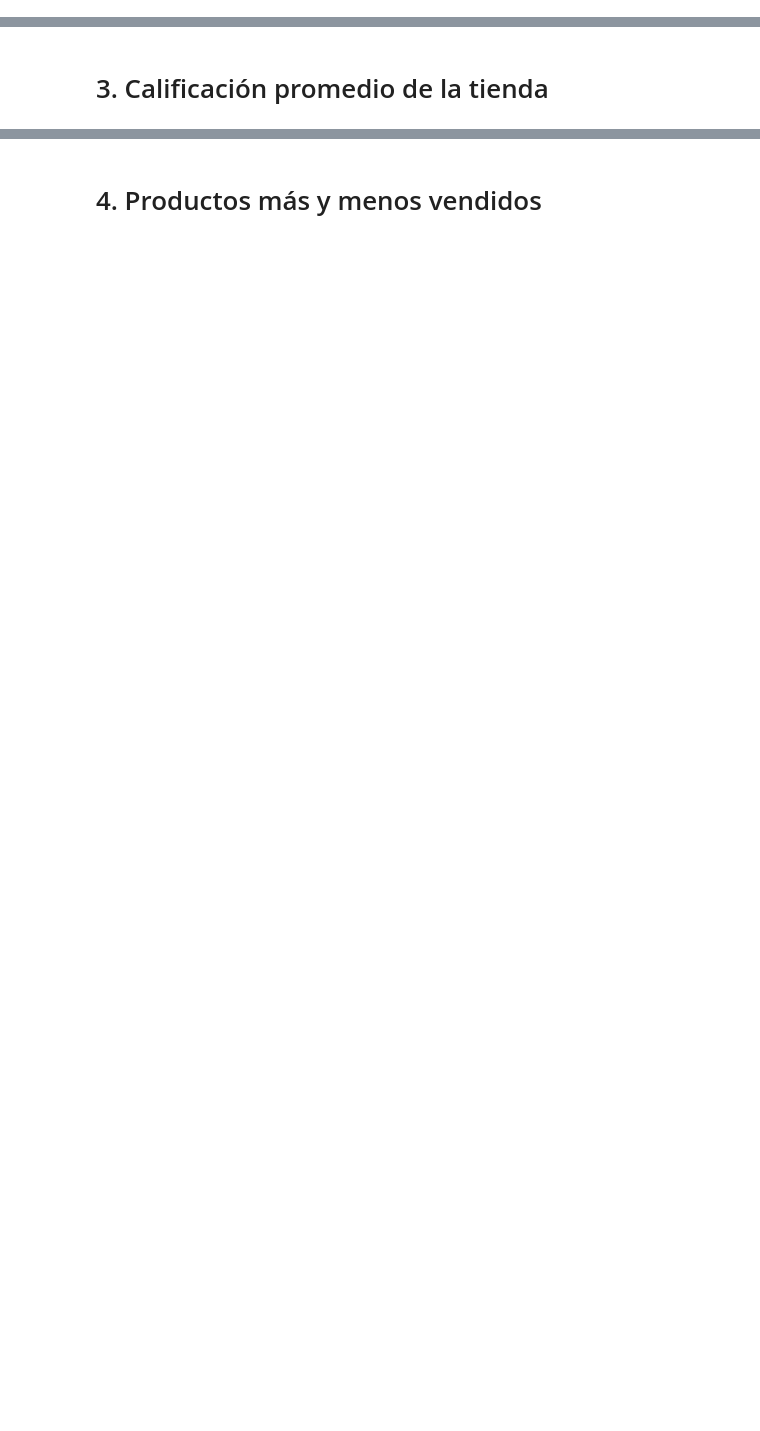
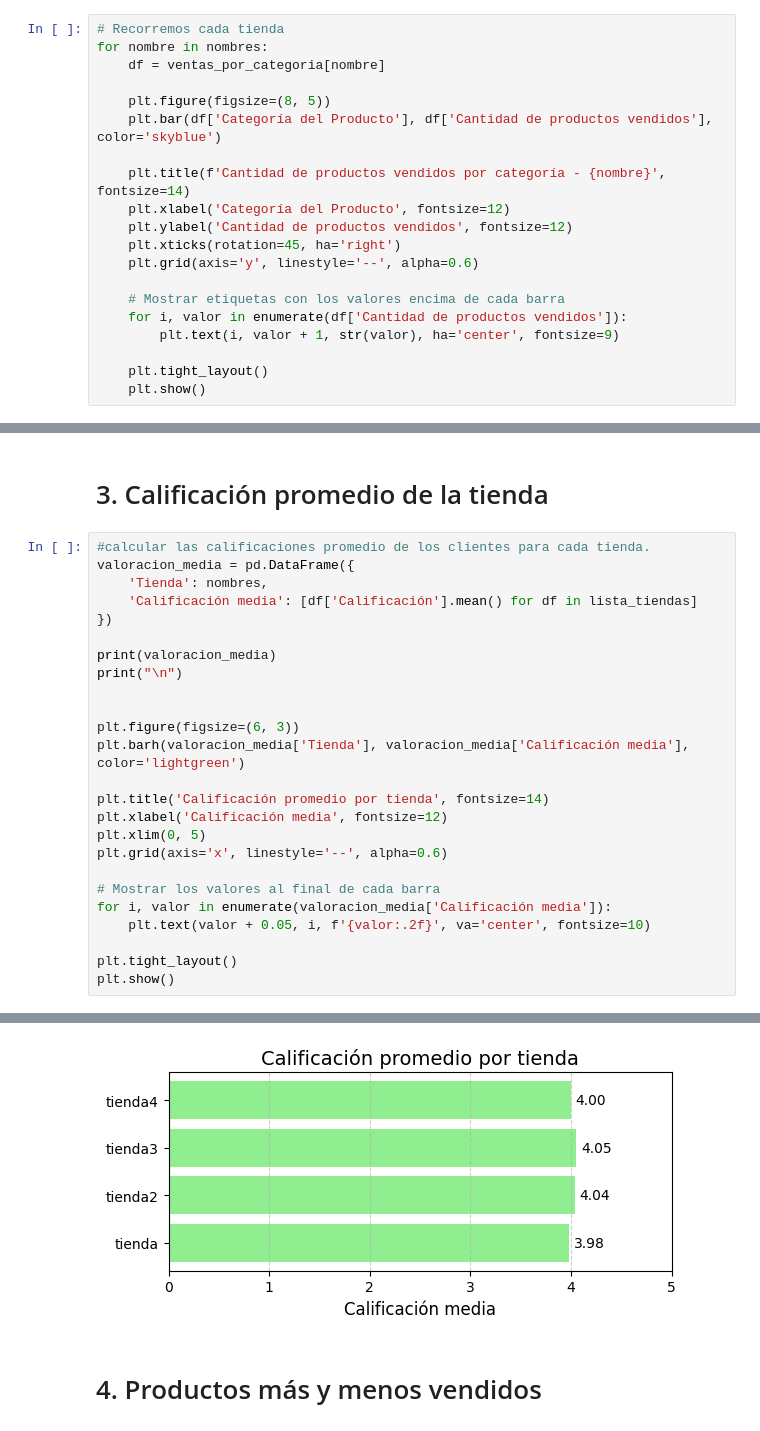
Before and after one commit to Alvaro217-h/challege1_alura, a Jupyter notebook: AluraStoreLatam.ipynb, the cells around one changed output, grey strips where cells are left out. Drawn from its saved outputs; the diff is of its cells as text; blank space fills up the shorter version.

```diff
--- a/AluraStoreLatam.ipynb
+++ b/AluraStoreLatam.ipynb
@@ -43,0 +106,20 @@ dtype: int64
+# %%
+# Recorremos cada tienda
+for nombre in nombres:
+    df = ventas_por_categoria[nombre]
+
+    plt.figure(figsize=(8, 5))
+    plt.bar(df['Categoría del Producto'], df['Cantidad de productos vendidos'], color='skyblue')
+
+    plt.title(f'Cantidad de productos vendidos por categoría - {nombre}', fontsize=14)
+    plt.xlabel('Categoría del Producto', fontsize=12)
+    plt.ylabel('Cantidad de productos vendidos', fontsize=12)
+    plt.xticks(rotation=45, ha='right')
+    plt.grid(axis='y', linestyle='--', alpha=0.6)
+
+    # Mostrar etiquetas con los valores encima de cada barra
+    for i, valor in enumerate(df['Cantidad de productos vendidos']):
+        plt.text(i, valor + 1, str(valor), ha='center', fontsize=9)
+
+    plt.tight_layout()
+    plt.show()
@@ -44,2 +131,28 @@ dtype: int64
 # %% [markdown]
 # 3. Calificación promedio de la tienda
+# %%
+#calcular las calificaciones promedio de los clientes para cada tienda.
+valoracion_media = pd.DataFrame({
+    'Tienda': nombres,
+    'Calificación media': [df['Calificación'].mean() for df in lista_tiendas]
+})
+
+print(valoracion_media)
+print("\n")
+
+
+plt.figure(figsize=(6, 3))
+plt.barh(valoracion_media['Tienda'], valoracion_media['Calificación media'], color='lightgreen')
+
+plt.title('Calificación promedio por tienda', fontsize=14)
+plt.xlabel('Calificación media', fontsize=12)
+plt.xlim(0, 5)
+plt.grid(axis='x', linestyle='--', alpha=0.6)
+
+# Mostrar los valores al final de cada barra
+for i, valor in enumerate(valoracion_media['Calificación media']):
+    plt.text(valor + 0.05, i, f'{valor:.2f}', va='center', fontsize=10)
+
+plt.tight_layout()
+plt.show()
+# %% [output]
@@ -46,2 +164,3 @@ dtype: int64
+[figure, added]
 # %% [markdown]
 # 4. Productos más y menos vendidos
```
Also changed, not shown: parts of 23 cells of this notebook.
